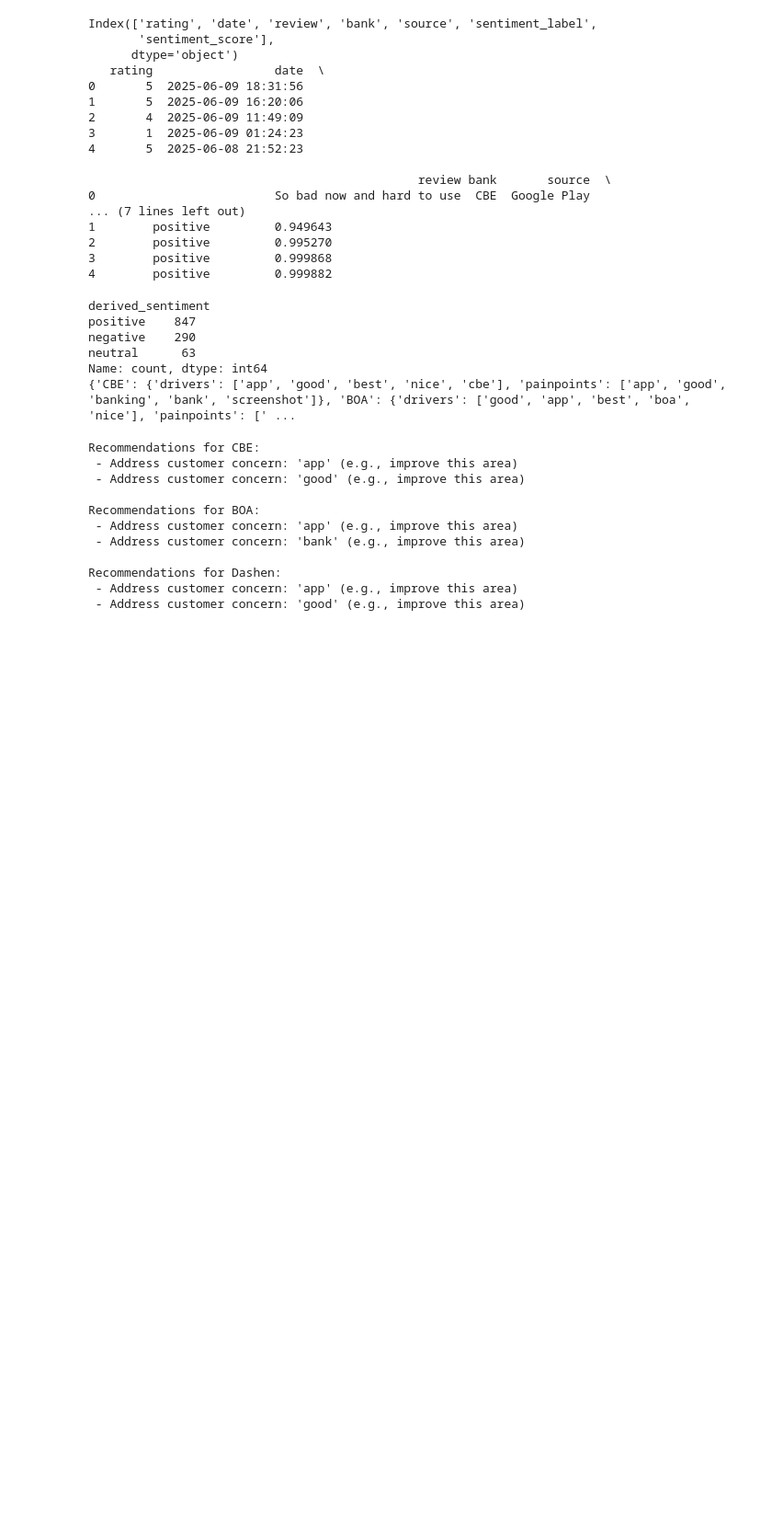
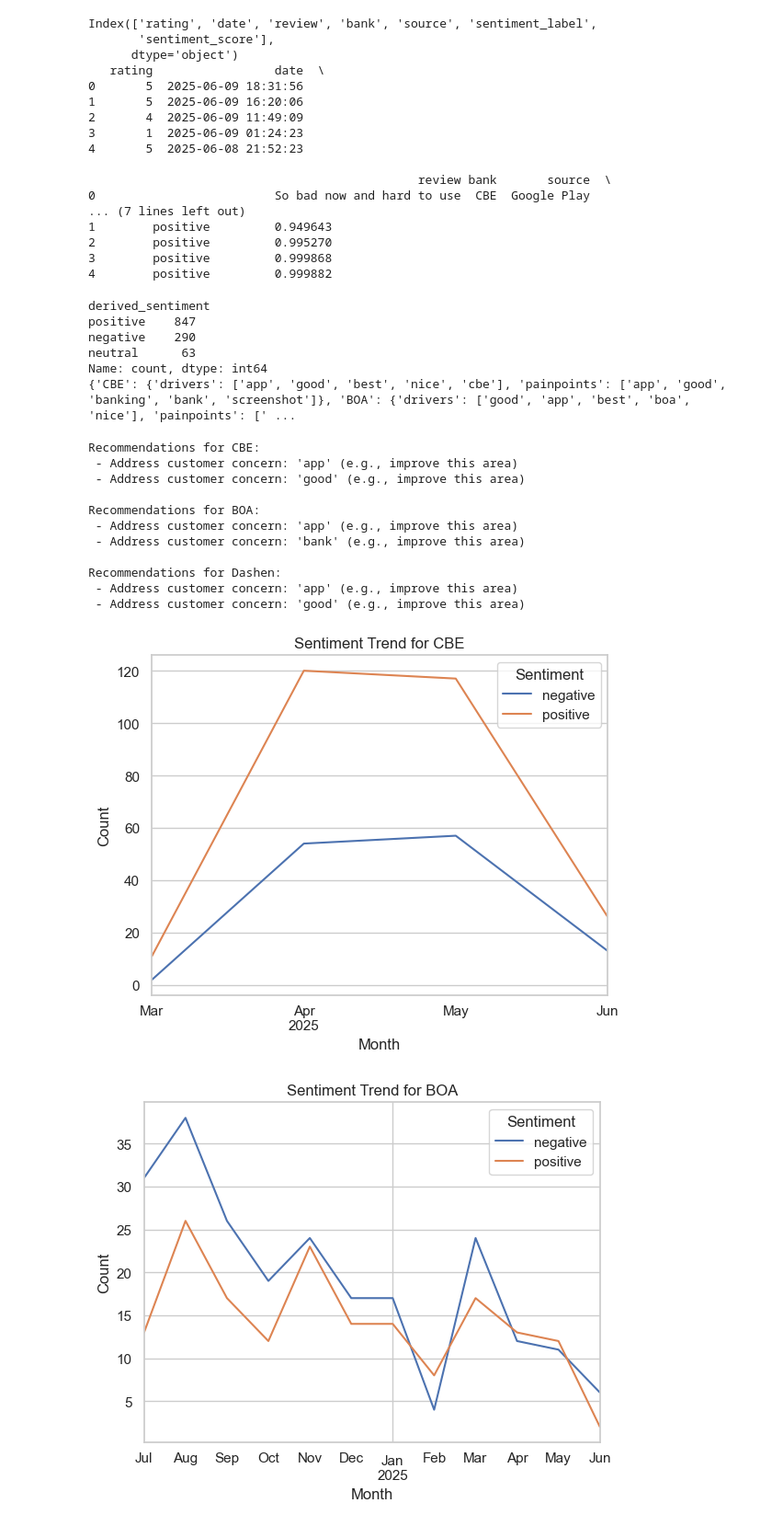
Before and after one commit to Naod-Mergiya/Customer-Experience-Analytics-for-Fintech-Apps, a Jupyter notebook: notebooks/Recommendations.ipynb, the cells around one changed output. Shown at 92% size. Saved outputs shown, nothing was run; the diff lists cells and outputs as text; code cells hidden in the pictures; blank space fills up the shorter version.

Commit message:
sentiment and rating trends

```diff
--- a/notebooks/Recommendations.ipynb
+++ b/notebooks/Recommendations.ipynb
@@ -108,3 +108,9 @@ Recommendations for BOA:
 Recommendations for Dashen:
  - Address customer concern: 'app' (e.g., improve this area)
  - Address customer concern: 'good' (e.g., improve this area)
+# %%
+# 1. Sentiment trends over time
+plot_sentiment_trends(df, date_col='date', sentiment_col='sentiment_label', bank_col='bank')
+# %% [output]
+[figure, added]
+[figure, added]
```
Also changed, not shown: parts of 2 cells of this notebook.
